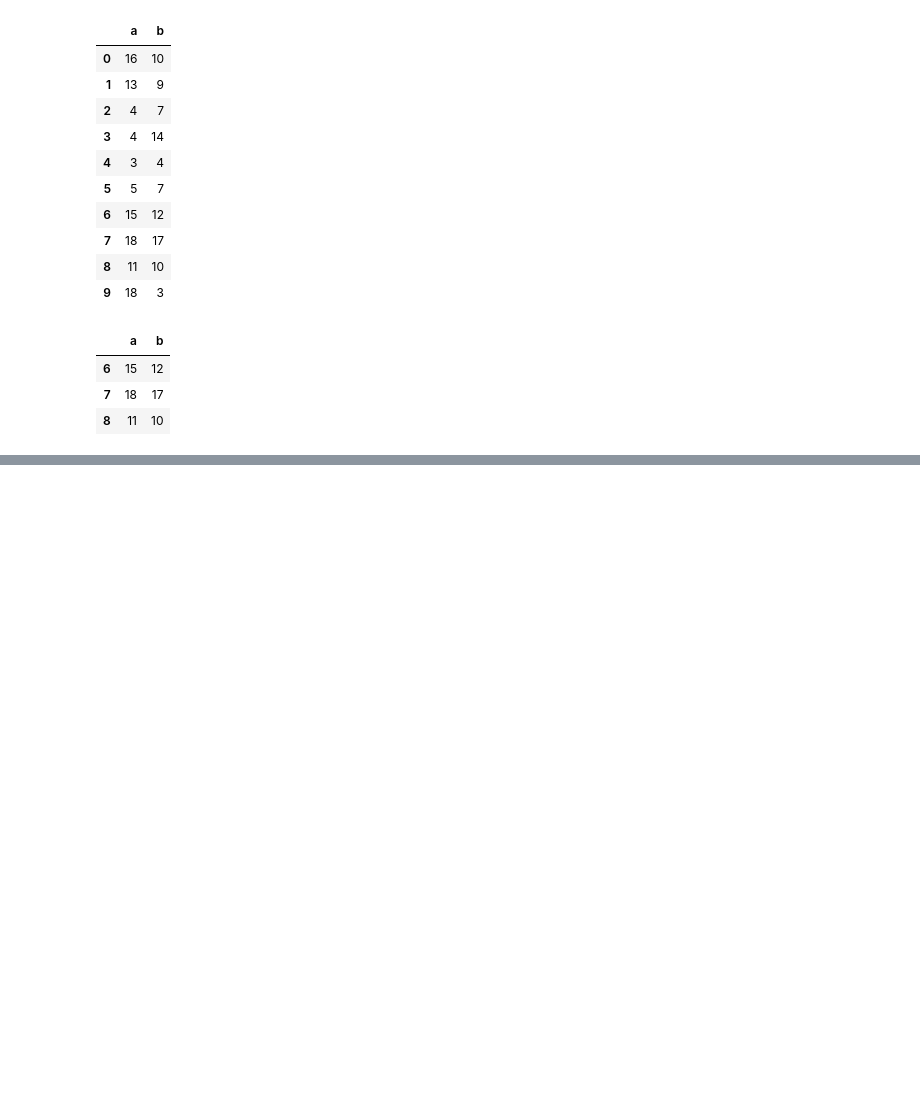
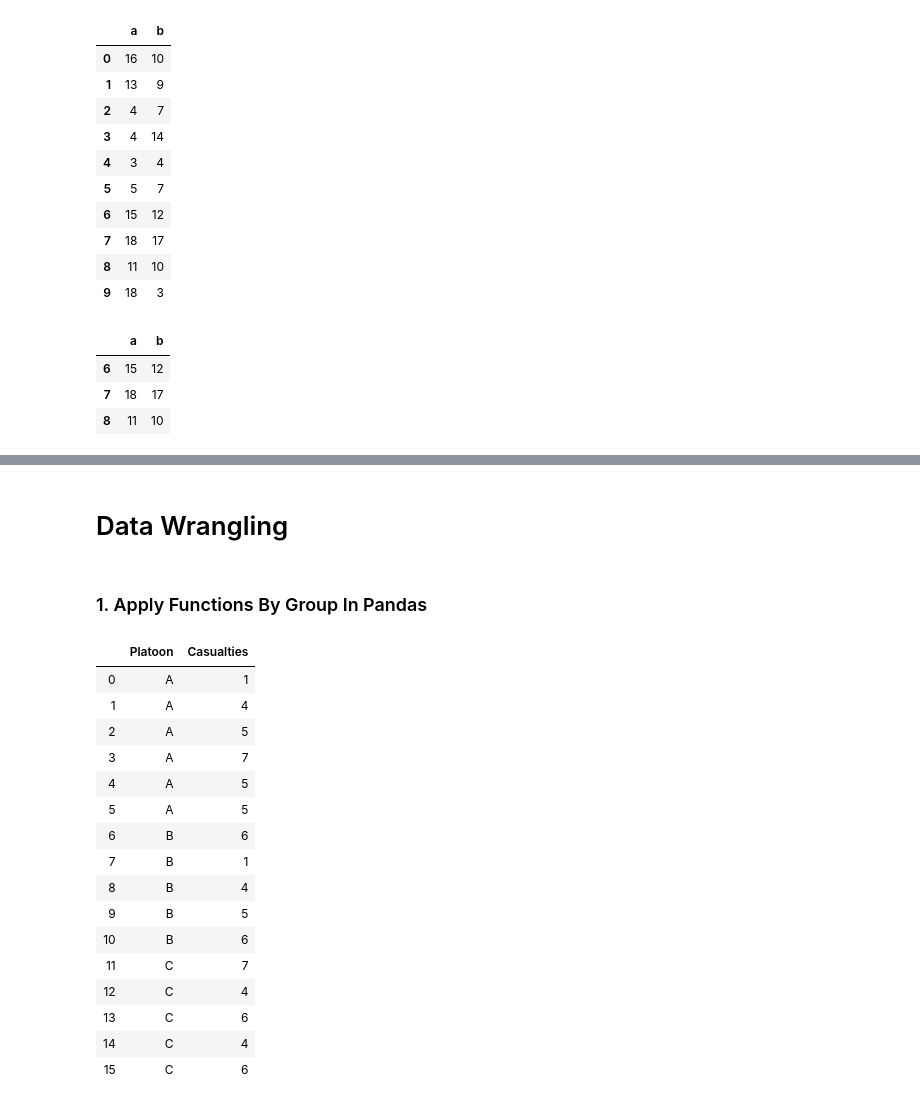
Before and after one commit to Mohamed209/machine-learning-course, a Jupyter notebook: Chapter_1_Data_science_basics/3_Pandas/pandas-tutorial.ipynb, the cells around one changed output, grey strips where cells are left out. Cells and saved outputs as stored; diff of their text form; code cells hidden in the pictures; blank space fills up the shorter version.

```diff
--- a/Chapter_1_Data_science_basics/3_Pandas/pandas-tutorial.ipynb
+++ b/Chapter_1_Data_science_basics/3_Pandas/pandas-tutorial.ipynb
@@ -180,0 +260,28 @@ df.query('a > b and a-b in [1,2,3]') # optimized than traditional filtering
+# %% [markdown]
+# Data Wrangling
+# %% [markdown]
+### 1. Apply Functions By Group In Pandas
+# %%
+# Create an example dataframe
+data = {'Platoon': ['A','A','A','A','A','A','B','B','B','B','B','C','C','C','C','C'],
+       'Casualties': [1,4,5,7,5,5,6,1,4,5,6,7,4,6,4,6]}
+df = pd.DataFrame(data)
+df
+# %% [output]
+|  | Platoon | Casualties |
+| 0 | A | 1 |
+| 1 | A | 4 |
+| 2 | A | 5 |
+| 3 | A | 7 |
+| 4 | A | 5 |
+| 5 | A | 5 |
+| 6 | B | 6 |
+| 7 | B | 1 |
+| 8 | B | 4 |
+| 9 | B | 5 |
+| 10 | B | 6 |
+| 11 | C | 7 |
+| 12 | C | 4 |
+| 13 | C | 6 |
+| 14 | C | 4 |
+| 15 | C | 6 |
```
Also changed, not shown: parts of 14 cells of this notebook.
